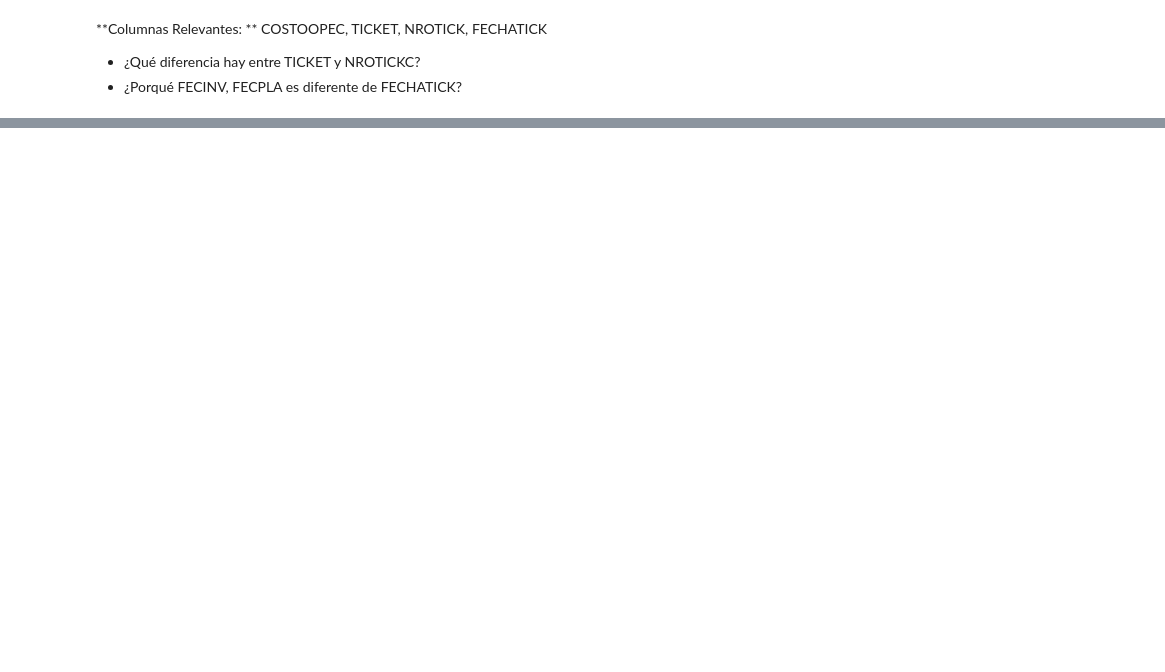
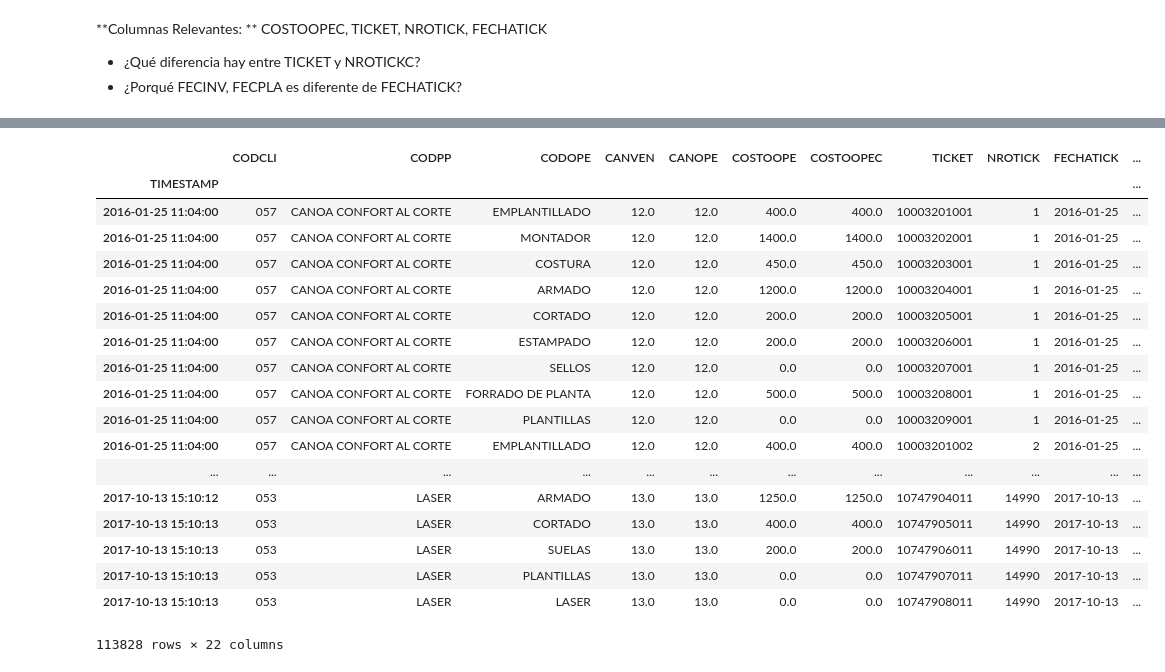
Before and after one commit to ambigus9/alma_canela, a Jupyter notebook: Tareas y Tickets.ipynb, the cells around one changed output, grey strips where cells are left out. Saved outputs shown, nothing was run; the diff lists cells and outputs as text; code cells hidden in the pictures; blank space fills up the shorter version.

Commit message:
Adding Decoding Column

```diff
--- a/Tareas y Tickets.ipynb
+++ b/Tareas y Tickets.ipynb
@@ -475,0 +434,4 @@ pd.DataFrame(df.columns)[:60]
+# %%
+relevantes = ['CODCLI', 'CODPP', 'CODOPE', 'CANVEN', 'CANOPE', 'COSTOOPE', 'COSTOOPEC', 'TICKET', 'NROTICK', 'FECHATICK', 'HORATICK', 'FECHAITT', 'HORAITT', 'FECHAFTT', 'HORAFTT', 'FECHAIOPE', 'HORAIOPE', 'FECHAFOPE', 'HORAFOPE', 'IDPROTICKETS', 'FECHA', 'HORA']
+df2 = df[relevantes]
+df2.iloc[:10,:]
@@ -475,0 +451,25 @@ pd.DataFrame(df.columns)[:60]
+# %%
+df = df[relevantes]
+df['TIMESTAMP'] = pd.to_datetime(df['FECHA'] + ' ' + df['HORA'])
+df = df.set_index('TIMESTAMP')
+df
+# %% [output]
+|  | CODCLI | CODPP | CODOPE | CANVEN | CANOPE | COSTOOPE | COSTOOPEC | TICKET | NROTICK | FECHATICK | ... |
+| TIMESTAMP |  |  |  |  |  |  |  |  |  |  | ... |
+| 2016-01-25 11:04:00 | 057 | CANOA CONFORT AL CORTE | EMPLANTILLADO | 12.0 | 12.0 | 400.0 | 400.0 | 10003201001 | 1 | 2016-01-25 | ... |
+| 2016-01-25 11:04:00 | 057 | CANOA CONFORT AL CORTE | MONTADOR | 12.0 | 12.0 | 1400.0 | 1400.0 | 10003202001 | 1 | 2016-01-25 | ... |
+| 2016-01-25 11:04:00 | 057 | CANOA CONFORT AL CORTE | COSTURA | 12.0 | 12.0 | 450.0 | 450.0 | 10003203001 | 1 | 2016-01-25 | ... |
+| 2016-01-25 11:04:00 | 057 | CANOA CONFORT AL CORTE | ARMADO | 12.0 | 12.0 | 1200.0 | 1200.0 | 10003204001 | 1 | 2016-01-25 | ... |
+| 2016-01-25 11:04:00 | 057 | CANOA CONFORT AL CORTE | CORTADO | 12.0 | 12.0 | 200.0 | 200.0 | 10003205001 | 1 | 2016-01-25 | ... |
+| 2016-01-25 11:04:00 | 057 | CANOA CONFORT AL CORTE | ESTAMPADO | 12.0 | 12.0 | 200.0 | 200.0 | 10003206001 | 1 | 2016-01-25 | ... |
+| 2016-01-25 11:04:00 | 057 | CANOA CONFORT AL CORTE | SELLOS | 12.0 | 12.0 | 0.0 | 0.0 | 10003207001 | 1 | 2016-01-25 | ... |
+| 2016-01-25 11:04:00 | 057 | CANOA CONFORT AL CORTE | FORRADO DE PLANTA | 12.0 | 12.0 | 500.0 | 500.0 | 10003208001 | 1 | 2016-01-25 | ... |
+| 2016-01-25 11:04:00 | 057 | CANOA CONFORT AL CORTE | PLANTILLAS | 12.0 | 12.0 | 0.0 | 0.0 | 10003209001 | 1 | 2016-01-25 | ... |
+| 2016-01-25 11:04:00 | 057 | CANOA CONFORT AL CORTE | EMPLANTILLADO | 12.0 | 12.0 | 400.0 | 400.0 | 10003201002 | 2 | 2016-01-25 | ... |
+| ... | ... | ... | ... | ... | ... | ... | ... | ... | ... | ... | ... |
+| 2017-10-13 15:10:12 | 053 | LASER | ARMADO | 13.0 | 13.0 | 1250.0 | 1250.0 | 10747904011 | 14990 | 2017-10-13 | ... |
+| 2017-10-13 15:10:13 | 053 | LASER | CORTADO | 13.0 | 13.0 | 400.0 | 400.0 | 10747905011 | 14990 | 2017-10-13 | ... |
+| 2017-10-13 15:10:13 | 053 | LASER | SUELAS | 13.0 | 13.0 | 200.0 | 200.0 | 10747906011 | 14990 | 2017-10-13 | ... |
+| 2017-10-13 15:10:13 | 053 | LASER | PLANTILLAS | 13.0 | 13.0 | 0.0 | 0.0 | 10747907011 | 14990 | 2017-10-13 | ... |
+| 2017-10-13 15:10:13 | 053 | LASER | LASER | 13.0 | 13.0 | 0.0 | 0.0 | 10747908011 | 14990 | 2017-10-13 | ... |
+113828 rows × 22 columns
```
Also changed, not shown: parts of 61 cells of this notebook, 1 other file.
